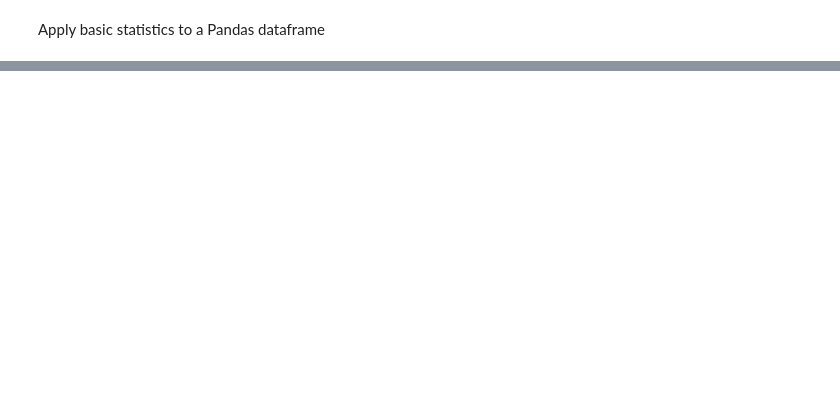
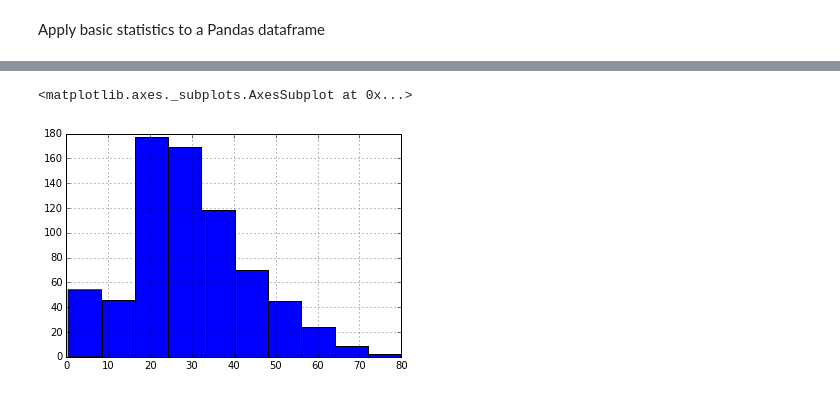
Before and after one commit to r-handsfield/datasciencepython, a Jupyter notebook: pandas_tutorials/3-1_statistics_intro.ipynb, the cells around one changed output, grey strips where cells are left out. Drawn from its saved outputs; the diff is of its cells as text; code cells hidden in the pictures; blank space fills up the shorter version.

```diff
--- a/pandas_tutorials/3-1_statistics_intro.ipynb
+++ b/pandas_tutorials/3-1_statistics_intro.ipynb
@@ -4,0 +111,5 @@ Apply basic statistics to a Pandas dataframe
+# %%
+# load data
+url = 'https://raw.github.com/alfredessa/pdacookbook/master/data/titanic.csv'
+
+titanic = pandas.read_csv(url)
@@ -4,0 +141,7 @@ Apply basic statistics to a Pandas dataframe
+# %%
+# make a histogram
+
+titanic.Age.hist()
+# %% [output]
+<matplotlib.axes._subplots.AxesSubplot at 0x...>
+[figure, added]
```
Also changed, not shown: parts of 25 cells of this notebook, 1 other file.
